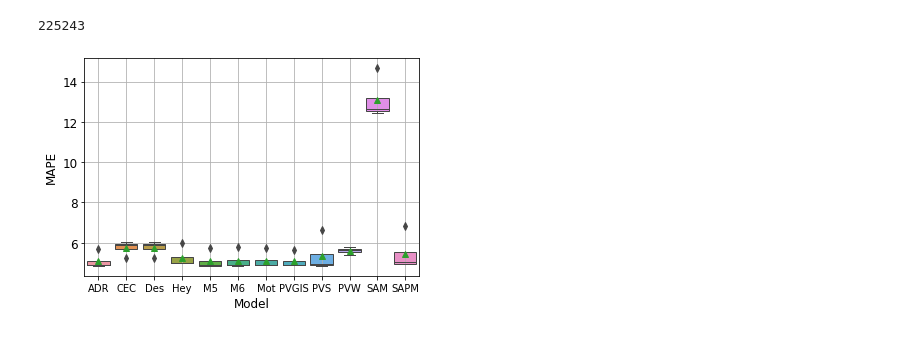
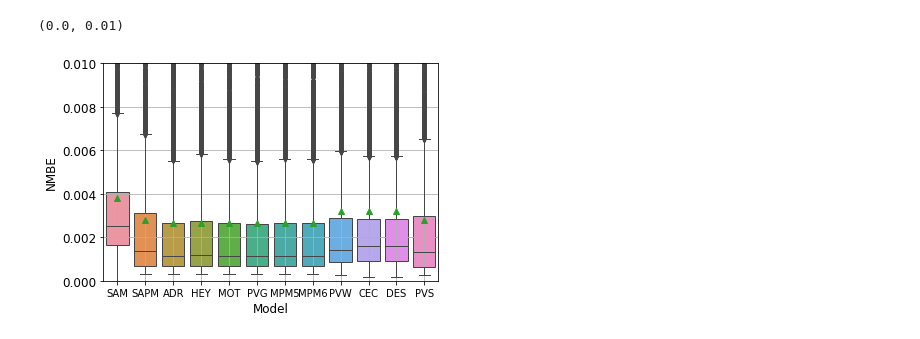
Before and after one commit to lmdeville/PV-Modeling, a Jupyter notebook: PVLT/PVLT.ipynb, the cells around one changed output. Saved outputs shown, nothing was run; the diff lists cells and outputs as text; code cells hidden in the pictures.

```diff
--- a/PVLT/PVLT.ipynb
+++ b/PVLT/PVLT.ipynb
@@ -264,4 +245,0 @@ Name: Heydenreich Str_1, Length: 8770, dtype: float64
-# %%
-len(df)
-# %% [output]
-225243
@@ -276,21 +246,39 @@ ymape = apd.resample('Y').mean()
-# %%
-# Organize values into meta frame to be plotted
-t_ymape = ymape.transpose()
-t_ymape.sort_index(ascending=True, inplace=True)
-
-meta = {'Model': ['ADR','ADR','ADR','ADR','CEC','CEC','CEC','CEC','Des','Des','Des','Des','Hey',
-                'Hey','Hey','Hey', 'M5','M5','M5','M5','M6','M6','M6','M6',
-                'Mot','Mot','Mot','Mot','PVGIS','PVGIS','PVGIS','PVGIS','PVS', 'PVS',
-                'PVS','PVS','PVW','PVW','PVW','PVW','SAM','SAM','SAM','SAM','SAPM','SAPM','SAPM','SAPM']}
-meta = pd.DataFrame(meta)
-meta['String #'] = ['Str 1', 'Str 2', 'Str 3', 'Str 4', 'Str 1', 'Str 2', 'Str 3', 'Str 4','Str 1', 'Str 2', 'Str 3', 'Str 4',
-                   'Str 1', 'Str 2', 'Str 3', 'Str 4','Str 1', 'Str 2', 'Str 3', 'Str 4','Str 1', 'Str 2', 'Str 3', 'Str 4',
-                  'Str 1', 'Str 2', 'Str 3', 'Str 4','Str 1', 'Str 2', 'Str 3', 'Str 4','Str 1', 'Str 2', 'Str 3', 'Str 4',
-                   'Str 1', 'Str 2', 'Str 3', 'Str 4','Str 1', 'Str 2', 'Str 3', 'Str 4','Str 1', 'Str 2', 'Str 3', 'Str 4']
-meta['MAPE'] = t_ymape['2020-12-31 00:00:00-07:00'].to_list()
-
-ax = sns.boxplot(x = 'Model', y = 'MAPE', data = meta, showmeans=True)
-ax.grid(True)
-#ax.set_ylim([0,50])
-# %% [output]
-[figure, removed]
+# %%
+samnmbe = ((((ad.iloc[:, [0,1,2,3]].sum(axis=1))/len(ad))/results.iloc[:, [0,1,2,3]].mean(axis=1))*100).to_frame()
+samnmbe['Model']='SAM'
+sapmnmbe = ((((ad.iloc[:, [4,5,6,7]].sum(axis=1))/len(ad))/results.iloc[:, [0,1,2,3]].mean(axis=1))*100).to_frame()
+sapmnmbe['Model']='SAPM'
+adrnmbe = ((((ad.iloc[:, [8,9,10,11]].sum(axis=1))/len(ad))/results.iloc[:, [0,1,2,3]].mean(axis=1))*100).to_frame()
+adrnmbe['Model']='ADR'
+heynmbe = ((((ad.iloc[:, [12,13,14,15]].sum(axis=1))/len(ad))/results.iloc[:, [0,1,2,3]].mean(axis=1))*100).to_frame()
+heynmbe['Model']='HEY'
+mothernmbe = ((((ad.iloc[:, [16,17,18,19]].sum(axis=1))/len(ad))/results.iloc[:, [0,1,2,3]].mean(axis=1))*100).to_frame()
+mothernmbe['Model']='MOT'
+pvgisnmbe = ((((ad.iloc[:, [20,21,22,23]].sum(axis=1))/len(ad))/results.iloc[:, [0,1,2,3]].mean(axis=1))*100).to_frame()
+pvgisnmbe['Model']='PVG'
+mpm5nmbe = ((((ad.iloc[:, [24,25,26,27]].sum(axis=1))/len(ad))/results.iloc[:, [0,1,2,3]].mean(axis=1))*100).to_frame()
+mpm5nmbe['Model']='MPM5'
+mpm6nmbe = ((((ad.iloc[:, [28,29,30,31]].sum(axis=1))/len(ad))/results.iloc[:, [0,1,2,3]].mean(axis=1))*100).to_frame()
+mpm6nmbe['Model']='MPM6'
+pvwattsnmbe = ((((ad.iloc[:, [32,33,34,35]].sum(axis=1))/len(ad))/results.iloc[:, [0,1,2,3]].mean(axis=1))*100).to_frame()
+pvwattsnmbe['Model']='PVW'
+cecnmbe = ((((ad.iloc[:, [36,37,38,39]].sum(axis=1))/len(ad))/results.iloc[:, [0,1,2,3]].mean(axis=1))*100).to_frame()
+cecnmbe['Model']='CEC'
+desotonmbe = ((((ad.iloc[:, [40,41,42,43]].sum(axis=1))/len(ad))/results.iloc[:, [0,1,2,3]].mean(axis=1))*100).to_frame()
+desotonmbe['Model']='DES'
+pvsystnmbe = ((((ad.iloc[:, [44,45,46,47]].sum(axis=1))/len(ad))/results.iloc[:, [0,1,2,3]].mean(axis=1))*100).to_frame()
+pvsystnmbe['Model']='PVS'
+
+
+nmbes = [samnmbe, sapmnmbe, adrnmbe, heynmbe, mothernmbe, pvgisnmbe, mpm5nmbe,
+        mpm6nmbe, pvwattsnmbe, cecnmbe, desotonmbe, pvsystnmbe]
+nmbe = pd.concat(nmbes)
+nmbe.rename(columns = { 0 : 'NMBE'}, inplace = True)
+
+
+ax = sns.boxplot(x = 'Model', y = 'NMBE', data = nmbe, showmeans=True)
+ax.grid(True)
+ax.set_ylim([0,0.01])
+# %% [output]
+(0.0, 0.01)
+[figure, added]
```
Also changed, not shown: parts of 23 cells of this notebook.
